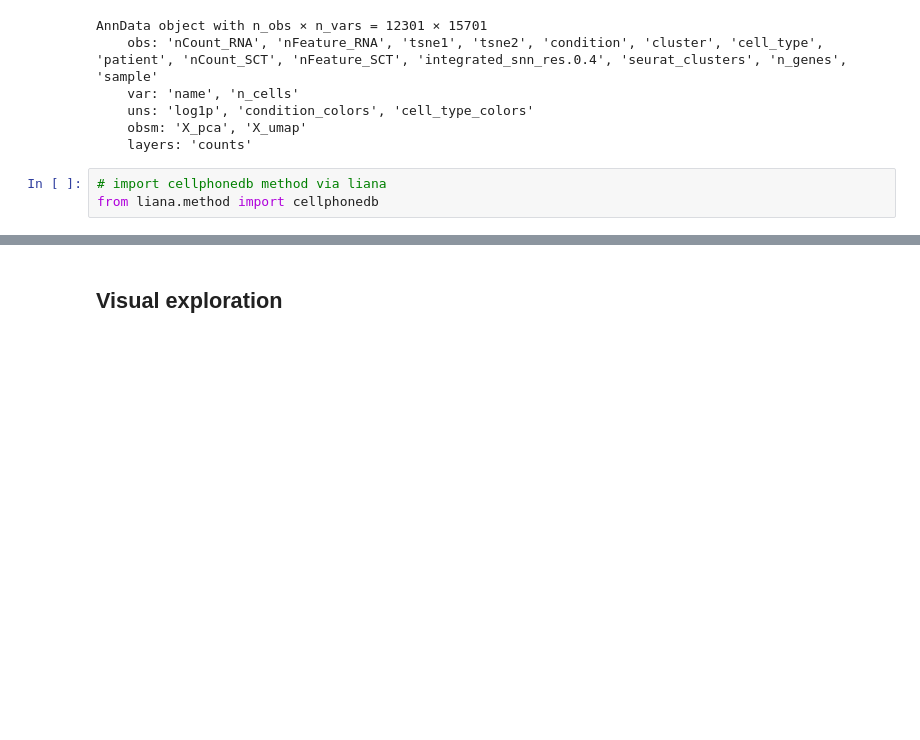
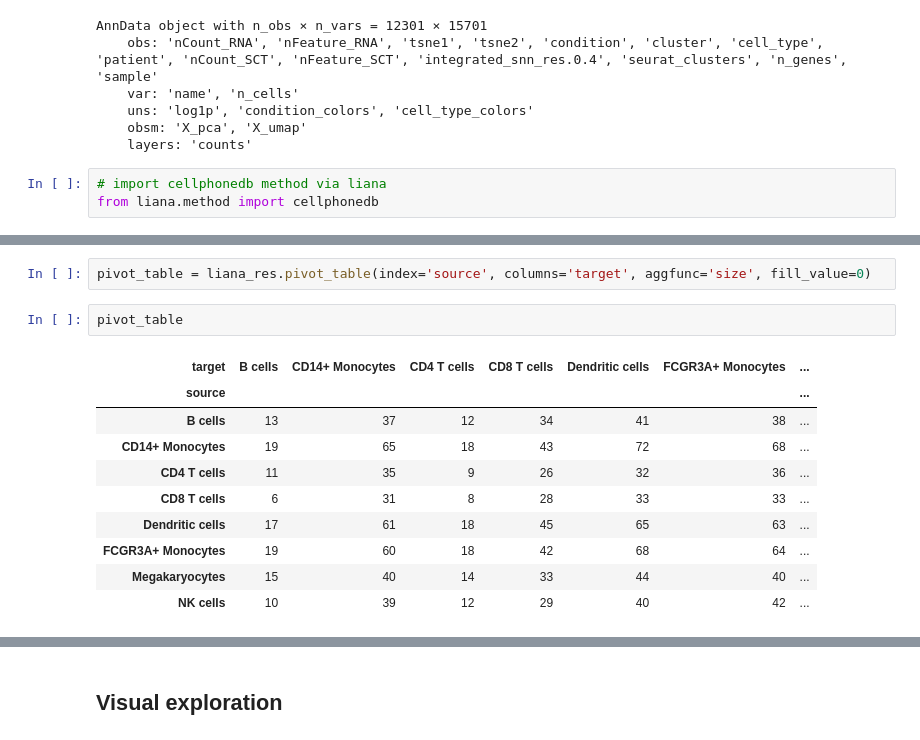
Before and after one commit to WeipengMO/single-cell-analysis, a Jupyter notebook: single-cell-best-practics/13-single-cell-cell-communication.ipynb, the cells around one changed output, grey strips where cells are left out. Saved outputs shown, nothing was run; the diff lists cells and outputs as text; blank space fills up the shorter version.

```diff
--- a/single-cell-best-practics/13-single-cell-cell-communication.ipynb
+++ b/single-cell-best-practics/13-single-cell-cell-communication.ipynb
@@ -142,0 +234,15 @@ adata_stim.uns["liana_res"].head()
+# %%
+pivot_table = liana_res.pivot_table(index='source', columns='target', aggfunc='size', fill_value=0)
+# %%
+pivot_table
+# %% [output]
+| target | B cells | CD14+ Monocytes | CD4 T cells | CD8 T cells | Dendritic cells | FCGR3A+ Monocytes | ... |
+| source |  |  |  |  |  |  | ... |
+| B cells | 13 | 37 | 12 | 34 | 41 | 38 | ... |
+| CD14+ Monocytes | 19 | 65 | 18 | 43 | 72 | 68 | ... |
+| CD4 T cells | 11 | 35 | 9 | 26 | 32 | 36 | ... |
+| CD8 T cells | 6 | 31 | 8 | 28 | 33 | 33 | ... |
+| Dendritic cells | 17 | 61 | 18 | 45 | 65 | 63 | ... |
+| FCGR3A+ Monocytes | 19 | 60 | 18 | 42 | 68 | 64 | ... |
+| Megakaryocytes | 15 | 40 | 14 | 33 | 44 | 40 | ... |
+| NK cells | 10 | 39 | 12 | 29 | 40 | 42 | ... |
```
Also changed, not shown: parts of 11 cells of this notebook.
